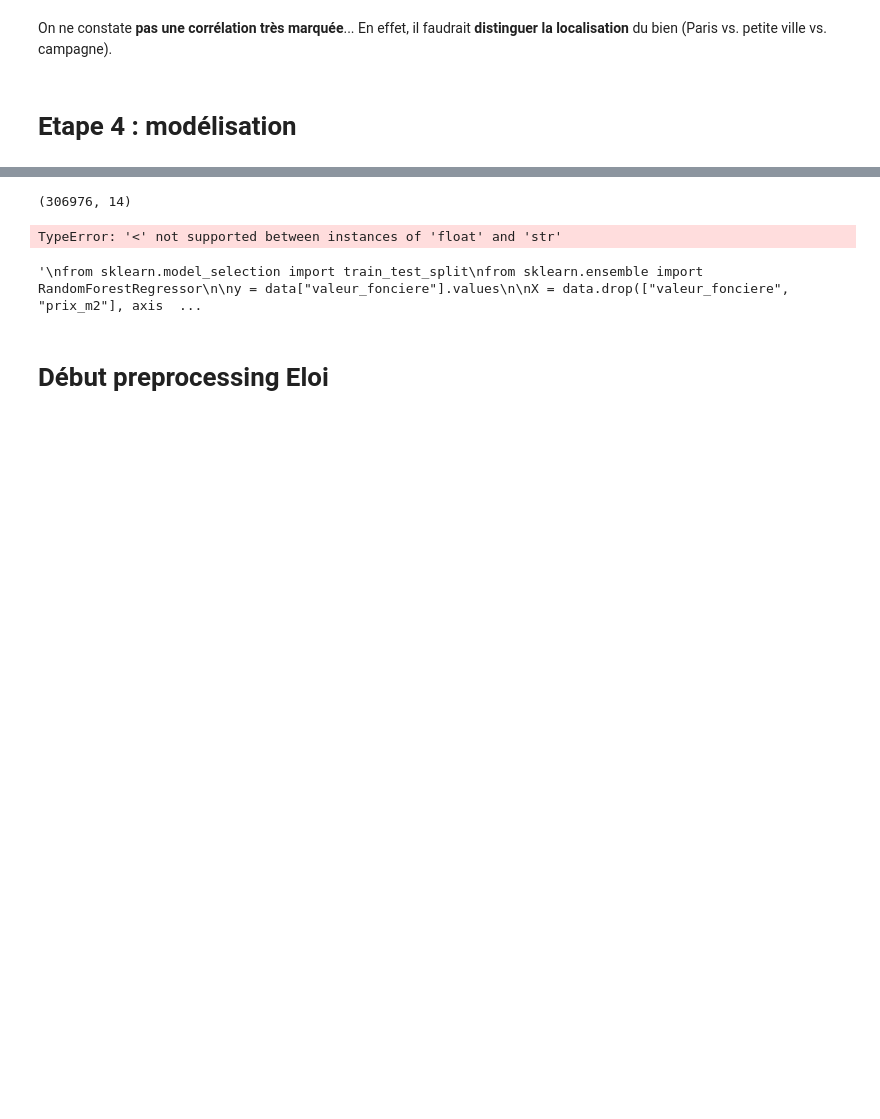
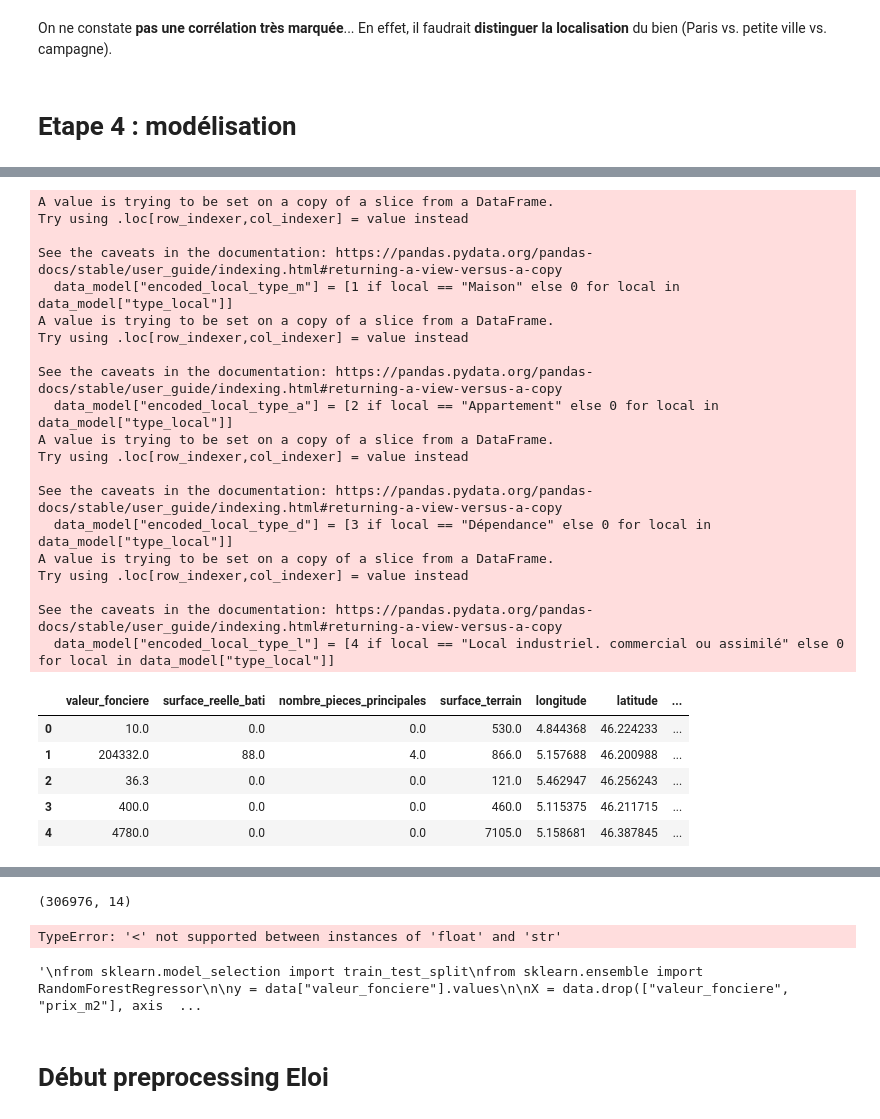
Before and after one commit to victor-kerros/tokenisation-immo, a Jupyter notebook: token-immo.ipynb, the cells around one changed output, grey strips where cells are left out. Cells and saved outputs as stored; diff of their text form; code cells hidden in the pictures; blank space fills up the shorter version.

Commit message:
data processing before modelization

```diff
--- a/token-immo.ipynb
+++ b/token-immo.ipynb
@@ -678,4 +678,6 @@ On ne constate **pas une corrélation très marquée**... En effet, il faudrait
 # Représentation des transactions sur une carte
 # %% [markdown]
 # Etape 4 : modélisation
+# %%
+data_model = data
 # %%
@@ -694,0 +693,76 @@ custom_loss = make_scorer(custom_metric, greater_is_better = False)
+# %%
+# Features selection
+
+features = ['valeur_fonciere', 'type_local', 'surface_reelle_bati', 'nombre_pieces_principales',
+            'nature_culture', 'surface_terrain', 'longitude', 'latitude', 'code_departement', 'prix_m2']
+
+data_model = data_model[features]
+# %%
+# Encoding categorical variables
+
+# local_type
+
+data_model["encoded_local_type_m"] = [1 if local == "Maison" else 0 for local in data_model["type_local"]]
+data_model["encoded_local_type_a"] = [2 if local == "Appartement" else 0 for local in data_model["type_local"]]
+data_model["encoded_local_type_d"] = [3 if local == "Dépendance" else 0 for local in data_model["type_local"]]
+data_model["encoded_local_type_l"] = [4 if local == "Local industriel. commercial ou assimilé" else 0 for local in data_model["type_local"]]
+
+list_name = ["type_local", "encoded_local_type_m", "encoded_local_type_a", "encoded_local_type_d",
+             "encoded_local_type_l"]
+
+data_model["encoded_local_type"] = data_model.loc[:,list_name].sum(axis = 1)
+
+data_model = data_model.drop(list_name, axis = 1)
+
+# nature_culture
+
+data_model["encoded_nature_culture_c"] = [1 if local == "culture" else 0 for local in data_model["nature_culture"]]
+data_model["encoded_nature_culture_s"] = [2 if local == "sols" else 0 for local in data_model["nature_culture"]]
+data_model["encoded_nature_culture_tb"] = [3 if local == "terrains a bâtir" else 0 for local in data_model["nature_culture"]]
+data_model["encoded_nature_culture_j"] = [4 if local == "jardins" else 0 for local in data_model["nature_culture"]]
+data_model["encoded_nature_culture_ta"] = [4 if local == "terrains d'agrément" else 0 for local in data_model["nature_culture"]]
+
+list_name = ["nature_culture", "encoded_nature_culture_c", "encoded_nature_culture_s",
+             "encoded_nature_culture_tb", "encoded_nature_culture_j", "encoded_nature_culture_ta"]
+
+data_model["encoded_nature_culture"] = data_model.loc[:,list_name].sum(axis = 1)
+
+data_model = data_model.drop(list_name, axis = 1)
+
+# code_departement
+
+data_model["code_departement"] = [201 if code == "2A" else code for code in data_model["code_departement"]]
+data_model["code_departement"] = [202 if code == "2B" else code for code in data_model["code_departement"]]
+
+# enlever NaN
+
+data_model = data_model.fillna(0)
+
+data_model.head()
+# %% [output]
+A value is trying to be set on a copy of a slice from a DataFrame.
+Try using .loc[row_indexer,col_indexer] = value instead
+
+See the caveats in the documentation: https://pandas.pydata.org/pandas-docs/stable/user_guide/indexing.html#returning-a-view-versus-a-copy
+  data_model["encoded_local_type_m"] = [1 if local == "Maison" else 0 for local in data_model["type_local"]]
+A value is trying to be set on a copy of a slice from a DataFrame.
+Try using .loc[row_indexer,col_indexer] = value instead
+
+See the caveats in the documentation: https://pandas.pydata.org/pandas-docs/stable/user_guide/indexing.html#returning-a-view-versus-a-copy
+  data_model["encoded_local_type_a"] = [2 if local == "Appartement" else 0 for local in data_model["type_local"]]
+A value is trying to be set on a copy of a slice from a DataFrame.
+Try using .loc[row_indexer,col_indexer] = value instead
+
+See the caveats in the documentation: https://pandas.pydata.org/pandas-docs/stable/user_guide/indexing.html#returning-a-view-versus-a-copy
+  data_model["encoded_local_type_d"] = [3 if local == "Dépendance" else 0 for local in data_model["type_local"]]
+A value is trying to be set on a copy of a slice from a DataFrame.
+Try using .loc[row_indexer,col_indexer] = value instead
+
+See the caveats in the documentation: https://pandas.pydata.org/pandas-docs/stable/user_guide/indexing.html#returning-a-view-versus-a-copy
+  data_model["encoded_local_type_l"] = [4 if local == "Local industriel. commercial ou assimilé" else 0 for local in data_model["type_local"]]
+|  | valeur_fonciere | surface_reelle_bati | nombre_pieces_principales | surface_terrain | longitude | latitude | ... |
+| 0 | 10.0 | 0.0 | 0.0 | 530.0 | 4.844368 | 46.224233 | ... |
+| 1 | 204332.0 | 88.0 | 4.0 | 866.0 | 5.157688 | 46.200988 | ... |
+| 2 | 36.3 | 0.0 | 0.0 | 121.0 | 5.462947 | 46.256243 | ... |
+| 3 | 400.0 | 0.0 | 0.0 | 460.0 | 5.115375 | 46.211715 | ... |
+| 4 | 4780.0 | 0.0 | 0.0 | 7105.0 | 5.158681 | 46.387845 | ... |
```
Also changed, not shown: parts of 4 cells of this notebook.
